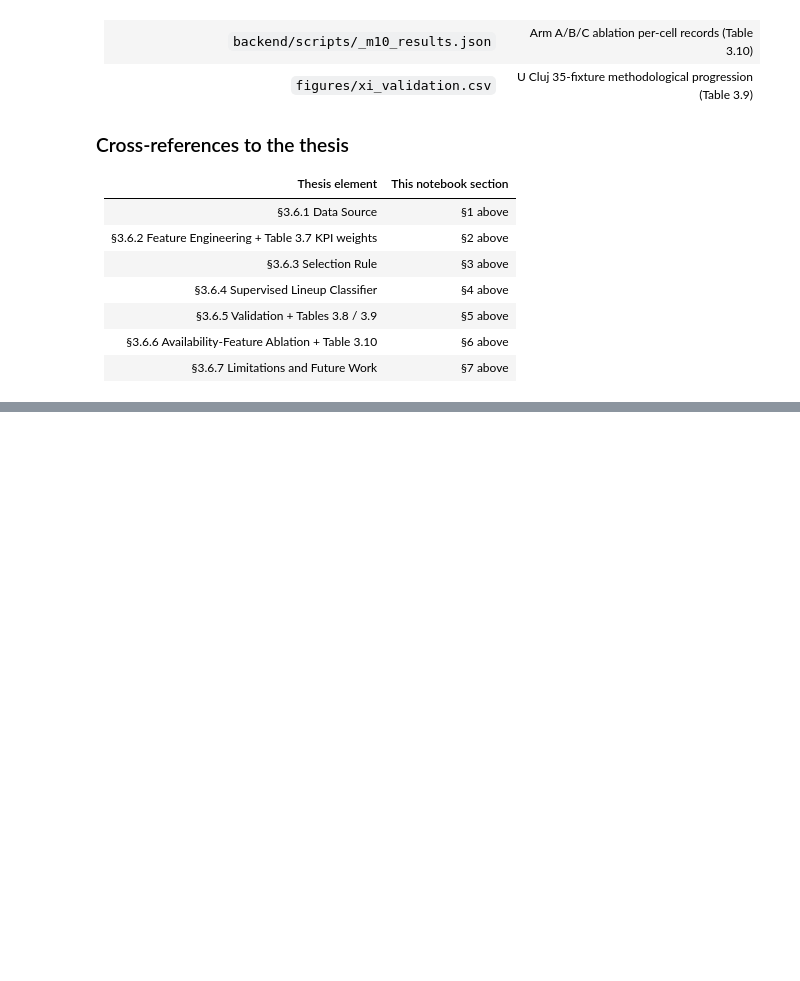
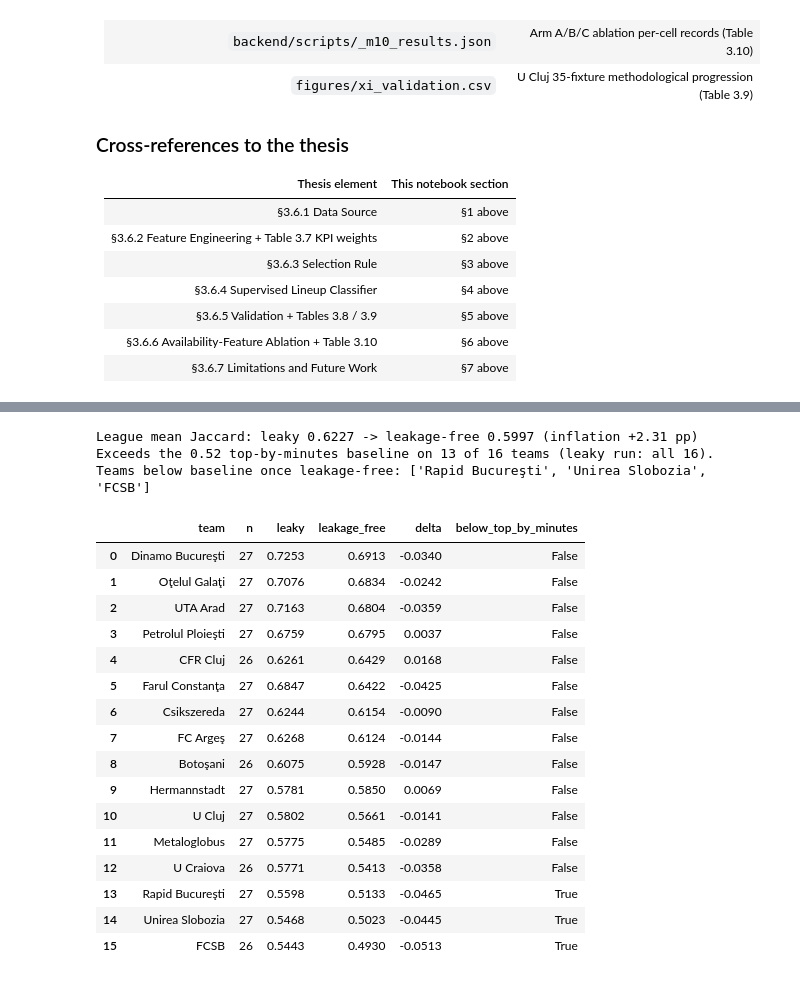
Before and after one commit to MihaiCiorascu/UCluj, a Jupyter notebook: data/TheXIBook.ipynb, the cells around one changed output, grey strips where cells are left out. Cells and saved outputs as stored; diff of their text form; code cells hidden in the pictures; blank space fills up the shorter version.

```diff
--- a/data/TheXIBook.ipynb
+++ b/data/TheXIBook.ipynb
@@ -512,0 +520,31 @@ Five caveats and three production notes are documented in the thesis and not dup
+# %%
+import json
+from pathlib import Path
+import pandas as pd
+from IPython.display import display
+res = json.loads(Path('../scripts/corrections/xi_leakage_free_table.json').read_text(encoding='utf-8'))
+print(f"League mean Jaccard: leaky {res['league_leaky']} -> leakage-free {res['league_leakage_free']} (inflation +{res['inflation_pp']} pp)")
+print(f"Exceeds the {res['top_by_minutes']} top-by-minutes baseline on {res['exceeds_on']} of 16 teams (leaky run: all 16).")
+print(f"Teams below baseline once leakage-free: {res['teams_below_clean']}")
+display(pd.DataFrame(res['per_team'])[['team', 'n', 'leaky', 'leakage_free', 'delta', 'below_top_by_minutes']])
+# %% [output]
+League mean Jaccard: leaky 0.6227 -> leakage-free 0.5997 (inflation +2.31 pp)
+Exceeds the 0.52 top-by-minutes baseline on 13 of 16 teams (leaky run: all 16).
+Teams below baseline once leakage-free: ['Rapid Bucureşti', 'Unirea Slobozia', 'FCSB']
+|  | team | n | leaky | leakage_free | delta | below_top_by_minutes |
+| 0 | Dinamo Bucureşti | 27 | 0.7253 | 0.6913 | -0.0340 | False |
+| 1 | Oţelul Galaţi | 27 | 0.7076 | 0.6834 | -0.0242 | False |
+| 2 | UTA Arad | 27 | 0.7163 | 0.6804 | -0.0359 | False |
+| 3 | Petrolul Ploieşti | 27 | 0.6759 | 0.6795 | 0.0037 | False |
+| 4 | CFR Cluj | 26 | 0.6261 | 0.6429 | 0.0168 | False |
+| 5 | Farul Constanţa | 27 | 0.6847 | 0.6422 | -0.0425 | False |
+| 6 | Csikszereda | 27 | 0.6244 | 0.6154 | -0.0090 | False |
+| 7 | FC Argeş | 27 | 0.6268 | 0.6124 | -0.0144 | False |
+| 8 | Botoşani | 26 | 0.6075 | 0.5928 | -0.0147 | False |
+| 9 | Hermannstadt | 27 | 0.5781 | 0.5850 | 0.0069 | False |
+| 10 | U Cluj | 27 | 0.5802 | 0.5661 | -0.0141 | False |
+| 11 | Metaloglobus | 27 | 0.5775 | 0.5485 | -0.0289 | False |
+| 12 | U Craiova | 26 | 0.5771 | 0.5413 | -0.0358 | False |
+| 13 | Rapid Bucureşti | 27 | 0.5598 | 0.5133 | -0.0465 | True |
+| 14 | Unirea Slobozia | 27 | 0.5468 | 0.5023 | -0.0445 | True |
+| 15 | FCSB | 26 | 0.5443 | 0.4930 | -0.0513 | True |
```
Also changed, not shown: parts of 2 cells of this notebook, 8 other files.
